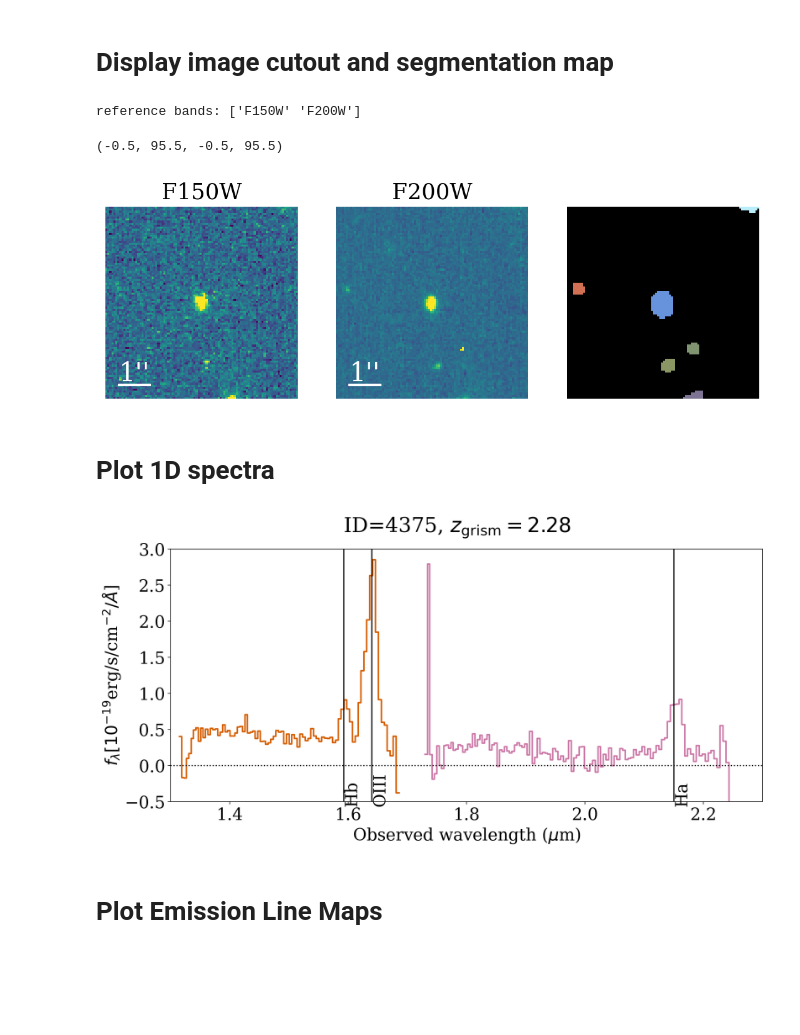
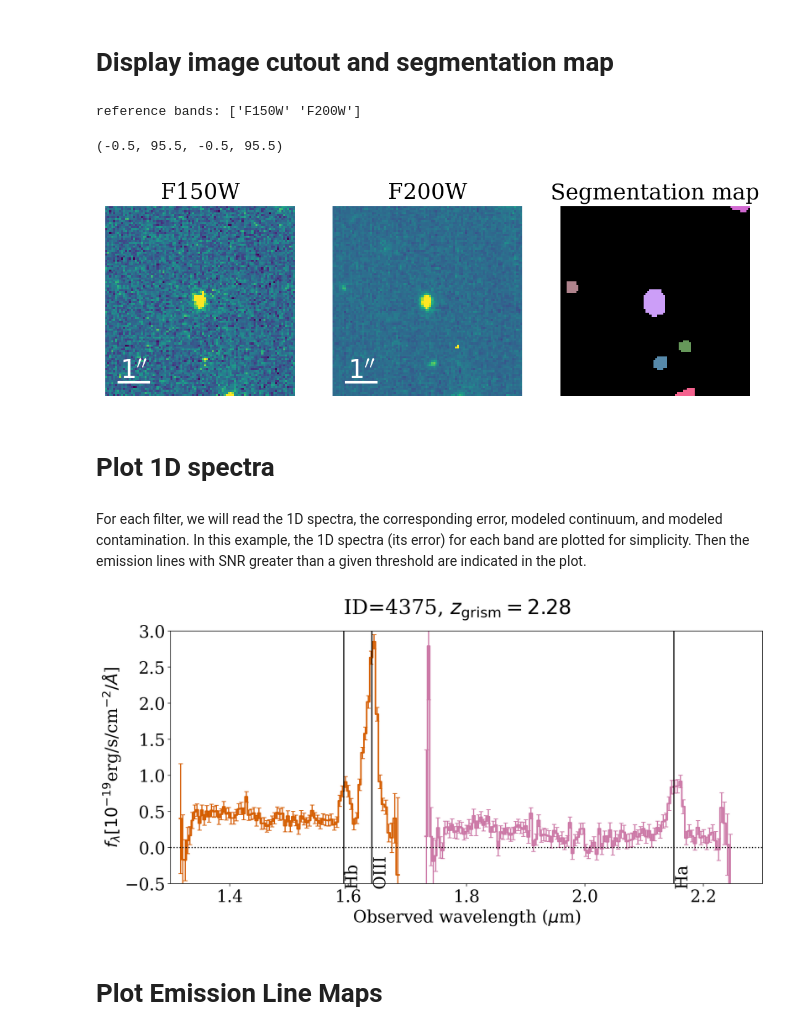
Before and after one commit to JWSTMassiveGalaxies/outthere-example-notebooks, a Jupyter notebook: Example_notebook_OutThere.ipynb, the cells around one changed output. Drawn from its saved outputs; the diff is of its cells as text; code cells hidden in the pictures; blank space fills up the shorter version.

```diff
--- a/Example_notebook_OutThere.ipynb
+++ b/Example_notebook_OutThere.ipynb
@@ -477,16 +129,6 @@ P_F200W =                    1 / Number of PAs
 # %% [markdown]
 # Display image cutout and segmentation map
 # %%
-def scale_bar(ax, d, dist=1/0.13, text='1"', color='black', flipped=False, fontsize=15,linewidth=2):
-    if flipped:
-        p0 = d - d / 15. - dist
-        p1 = d / 15.
-        ax.plot([p0, p0 + dist], [p1, p1], linewidth=linewidth, color=color)
-        ax.text(p0 + dist / 2., p1 + 0.02 * d, text, fontsize=fontsize, color=color, ha='center')
-    else:
-        p0 = d / 15.
-        ax.plot([p0, p0 + dist], [p0, p0], linewidth=linewidth, color=color)
-        ax.text(p0 + dist / 2., p0 + 0.02 * d, text, fontsize=fontsize, color=color, ha='center')
 # Get indices of FITS hdu which are references images
 ref_indices =[]
 ref_filters =[]
@@ -500,38 +142,40 @@ for i in range(len(beam_hdul)):
         pass
 ref_indices= np.array(ref_indices)
 ref_filters = np.array(ref_filters)
 ref_filters_list = np.unique(ref_filters)
 print('reference bands:',ref_filters_list)
 
 fig,axs= plt.subplots(1,len(ref_filters_list)+1,figsize=(4*len(ref_filters_list)+1,4),dpi=150)
 axs=axs.ravel()
 for i in range(len(ref_filters_list)):
     sel = (np.where(ref_filters==ref_filters_list[i]))[0]
     hdul_ind= ref_indices[sel[0]]
     deltaPix= beam_hdul[hdul_ind].header['PIXSCALE'] # pixel scale
     ref_im=  beam_hdul[hdul_ind].data
 
     if i==0:
         z = ZScaleInterval()
         zmin,zmax = z.get_limits(ref_im)
     axs[i].imshow(ref_im,origin='lower',vmin=zmin,vmax=zmax)
     if ref_filters_list[i]=='F200W': # show segmentation map for F200W band
         seg_im=  beam_hdul[hdul_ind+1].data
         segmap_cmap=get_cmap(seg_im)
         axs[i+1].imshow(seg_im,origin='lower',cmap=segmap_cmap)
 
     axs[i].axis('off')
     axs[i].set_title('%s' % ref_filters_list[i] ,fontsize=myfontsize-5)
-    scale_bar(axs[i], np.shape(ref_im)[0], dist=1/deltaPix, text=r"1''",
+    scale_bar(axs[i], np.shape(ref_im)[0], dist=1/deltaPix, text=r'$1^{\prime \prime}$',
               fontsize=myfontsize-2,color='w')
-
+axs[-1].set_title('Segmentation map',fontsize=myfontsize-5)
 axs[-1].axis('off')
 # %% [output]
 reference bands: ['F150W' 'F200W']
 (-0.5, 95.5, -0.5, 95.5)
-[figure, old version]
+[figure, new version]
 # %% [markdown]
 # Plot 1D spectra
+# %% [markdown]
+For each filter, we will read the 1D spectra, the corresponding error, modeled continuum, and modeled contamination. In this example, the 1D spectra (its error) for each band are plotted for simplicity. Then the emission lines with SNR greater than a given threshold are indicated in the plot.
 # %%
 label_each_lines=True # add label to each emission line?
 fig,ax= plt.subplots(figsize=(14,6),dpi=200)
@@ -539,11 +183,15 @@ fig,ax= plt.subplots(figsize=(14,6),dpi=200)
 for i in range(len(filters)):
     spec1d = Table(spec1d_hdul[filters[i]].data)
     flux =(spec1d['flux']/spec1d['flat'])/(1.e-19 ) # 1D spectra
+    err = (spec1d['err']/spec1d['flat'])/(1.e-19 )
     cont=(spec1d['cont']/spec1d['flat'])/(1.e-19 ) # continuum model
     contam= (spec1d['contam']/spec1d['flat'])/(1.e-19 ) # contamination model
 
     ax.step(spec1d['wave']/(1e+4),flux,
     color=grism_colors[filters[i]],where='mid',linestyle='-',label='lines',lw=2)
+    ax.errorbar(spec1d['wave']/(1e+4),flux,yerr=err,
+                ecolor=grism_colors[filters[i]],marker='o',mfc=grism_colors[filters[i]],
+                mec=grism_colors[filters[i]],color='none',ms=0.5,capsize=3)
 
 ax.set_xlim(1.3,2.3)
 ax.set_ylim(-0.5,3)
@@ -562,7 +210,7 @@ if (label_each_lines==True) & (len(lines_prop_dict['name'])>0):
                 '%s'  % lines_prop_dict['name'][i],fontsize=myfontsize,
                        rotation=90)
 # %% [output]
-[figure, old version]
+[figure, new version]
 # %% [markdown]
 # Plot Emission Line Maps
 # %%
```
Also changed, not shown: parts of 28 cells of this notebook, 1 other file.
